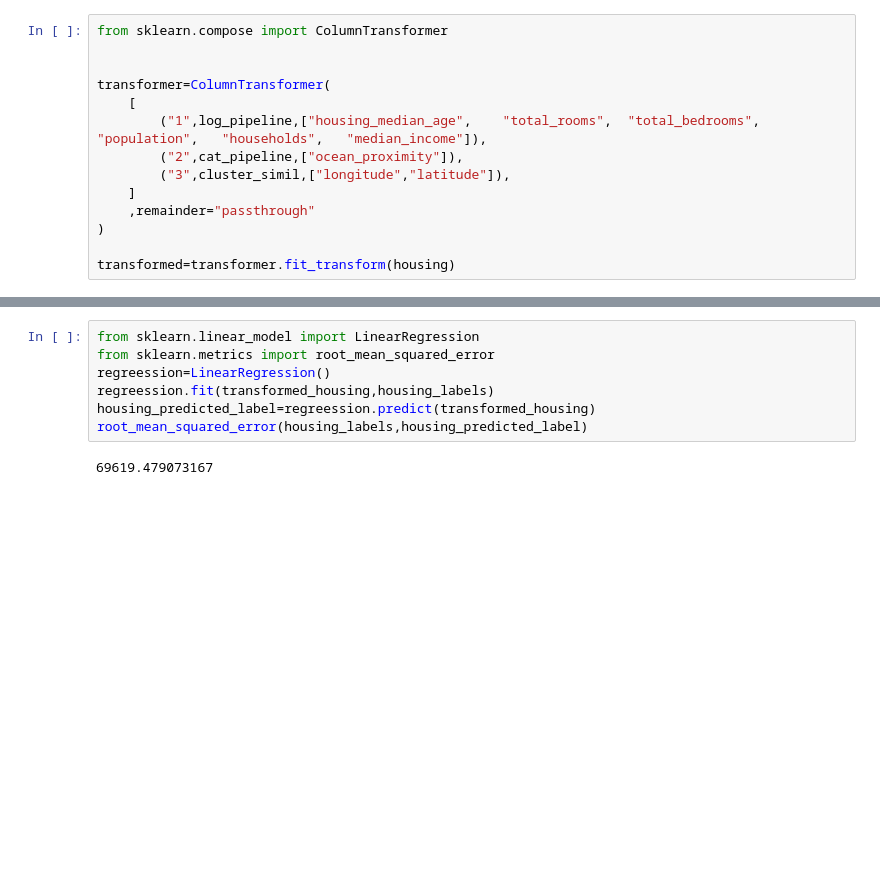
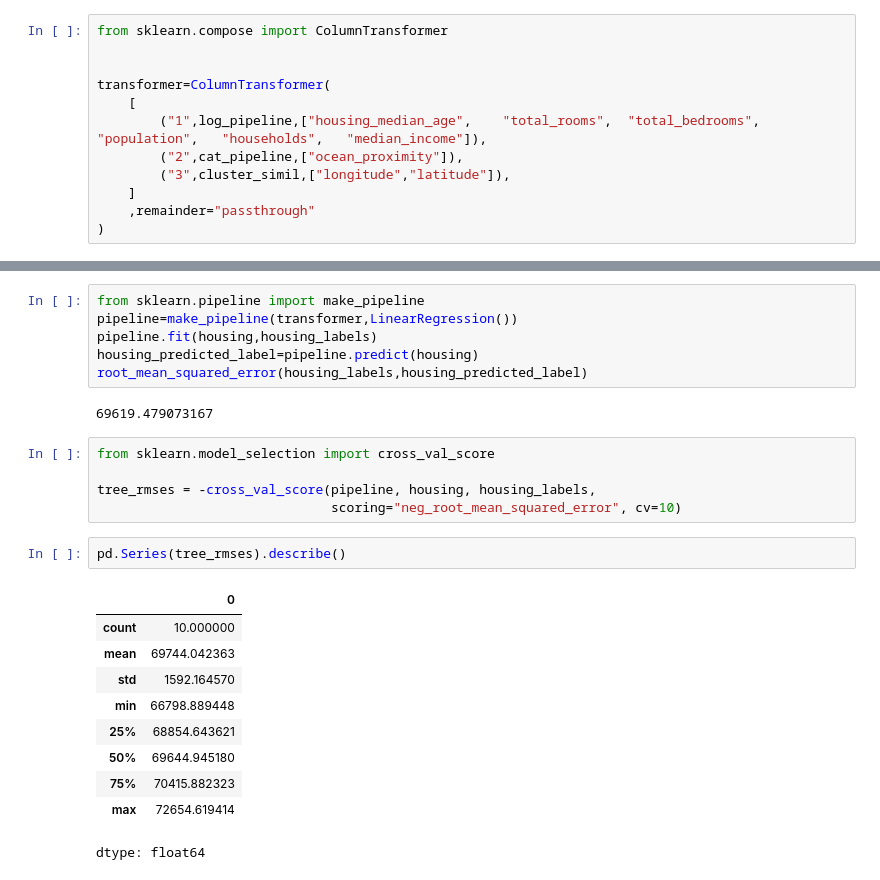
Before and after one commit to asrevo-applied-ml/basic-ml, a Jupyter notebook: e2e_ml.ipynb, the cells around one changed output, grey strips where cells are left out. Drawn from its saved outputs; the diff is of its cells as text; blank space fills up the shorter version.

```diff
--- a/e2e_ml.ipynb
+++ b/e2e_ml.ipynb
@@ -285,5 +285,3 @@ transformer=ColumnTransformer(
     ]
     ,remainder="passthrough"
 )
-
-transformed=transformer.fit_transform(housing)
@@ -310,10 +293,27 @@ transformed_housing
 # %%
-from sklearn.linear_model import LinearRegression
-from sklearn.metrics import root_mean_squared_error
-regreession=LinearRegression()
-regreession.fit(transformed_housing,housing_labels)
-housing_predicted_label=regreession.predict(transformed_housing)
+from sklearn.pipeline import make_pipeline
+pipeline=make_pipeline(transformer,LinearRegression())
+pipeline.fit(housing,housing_labels)
+housing_predicted_label=pipeline.predict(housing)
 root_mean_squared_error(housing_labels,housing_predicted_label)
 # %% [output]
 69619.479073167
+# %%
+from sklearn.model_selection import cross_val_score
+
+tree_rmses = -cross_val_score(pipeline, housing, housing_labels,
+                              scoring="neg_root_mean_squared_error", cv=10)
+# %%
+pd.Series(tree_rmses).describe()
+# %% [output]
+|  | 0 |
+| count | 10.000000 |
+| mean | 69744.042363 |
+| std | 1592.164570 |
+| min | 66798.889448 |
+| 25% | 68854.643621 |
+| 50% | 69644.945180 |
+| 75% | 70415.882323 |
+| max | 72654.619414 |
+dtype: float64
 # %%
```
Also changed, not shown: parts of 12 cells of this notebook.
